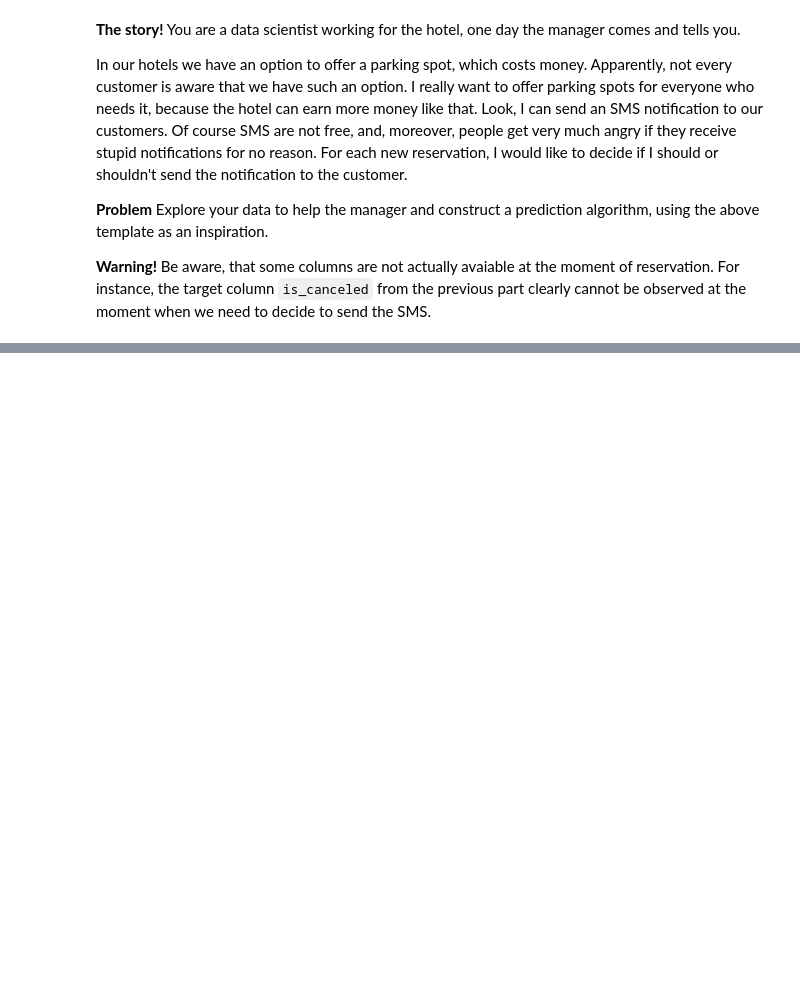
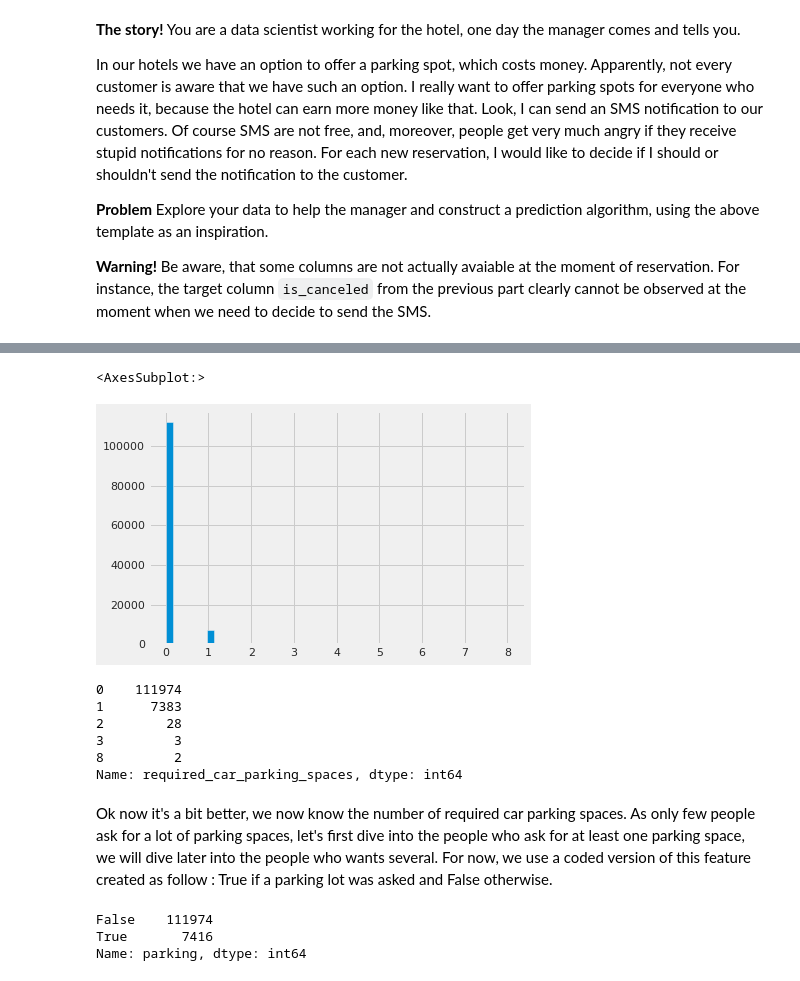
Before and after one commit to Noureddineidir/Applied-ML-ENSAE-Course-, a Jupyter notebook: TP2.ipynb, the cells around one changed output, grey strips where cells are left out. Drawn from its saved outputs; the diff is of its cells as text; code cells hidden in the pictures; blank space fills up the shorter version.

Commit message:
final data viz tp2

```diff
--- a/TP2.ipynb
+++ b/TP2.ipynb
@@ -17,7 +17,8 @@ import numpy as np
 import seaborn as sns
 import pandas as pd
 import matplotlib.pyplot as plt
-%matplotlib notebook
+%matplotlib inline
+plt.style.use('fivethirtyeight')
 # %% [markdown]
 # Short intro into pandas
 # %%
@@ -469,0 +475,3 @@ In our hotels we have an option to offer a parking spot, which costs money. Appa
+# %%
+c = list(data.columns) # print column names
+c
@@ -469,0 +502,6 @@ In our hotels we have an option to offer a parking spot, which costs money. Appa
+# %%
+columns_not_present = ['is_canceled', 'days_in_waiting_list', \
+                       'reservation_status', 'reservation_status_date', 'booking_changes']
+#identify columns not available at the moment of reservation and drop them from c
+c = [ elem for elem in c if elem not in columns_not_present]
+data = data[c]
@@ -469,0 +515,17 @@ In our hotels we have an option to offer a parking spot, which costs money. Appa
+# %%
+data['required_car_parking_spaces'].hist(bins=50) #try to vizualize the target first
+# %% [output]
+<AxesSubplot:>
+[figure, added]
+# %%
+#quite hard to see anything, let's use vizualise the values taken by the target
+data['required_car_parking_spaces'].value_counts()
+# %% [output]
+0    111974
+1      7383
+2        28
+3         3
+8         2
+Name: required_car_parking_spaces, dtype: int64
+# %% [markdown]
+Ok now it's a bit better, we now know the number of required car parking spaces. As only few people ask for a lot of parking spaces, let's first dive into the people who ask for at least one parking space, we will dive later into the people who wants several. For now, we use a coded version of this feature created as follow : True if a parking lot was asked and False otherwise.
@@ -469,0 +536,6 @@ In our hotels we have an option to offer a parking spot, which costs money. Appa
+# %%
+data['parking'].value_counts()
+# %% [output]
+False    111974
+True       7416
+Name: parking, dtype: int64
```
Also changed, not shown: parts of 82 cells of this notebook.
